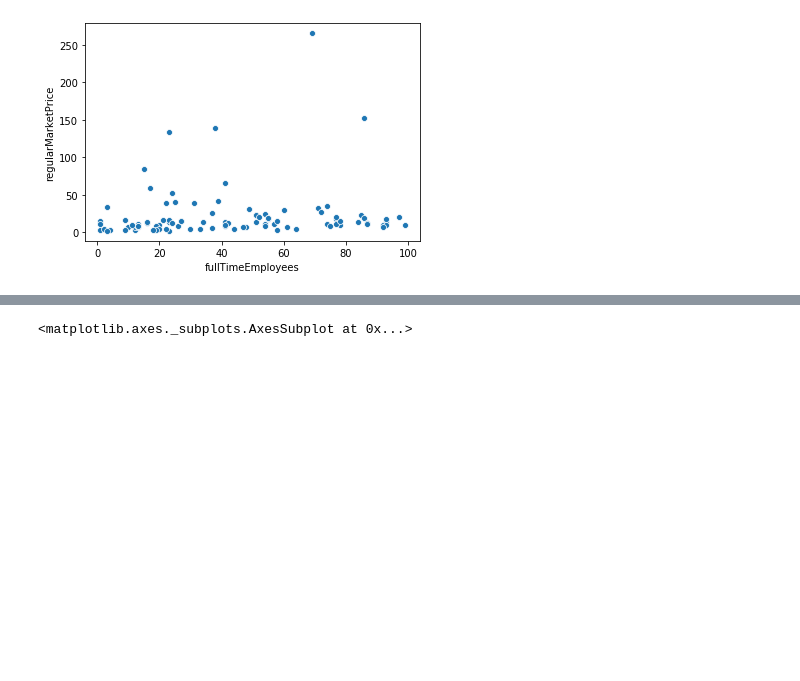
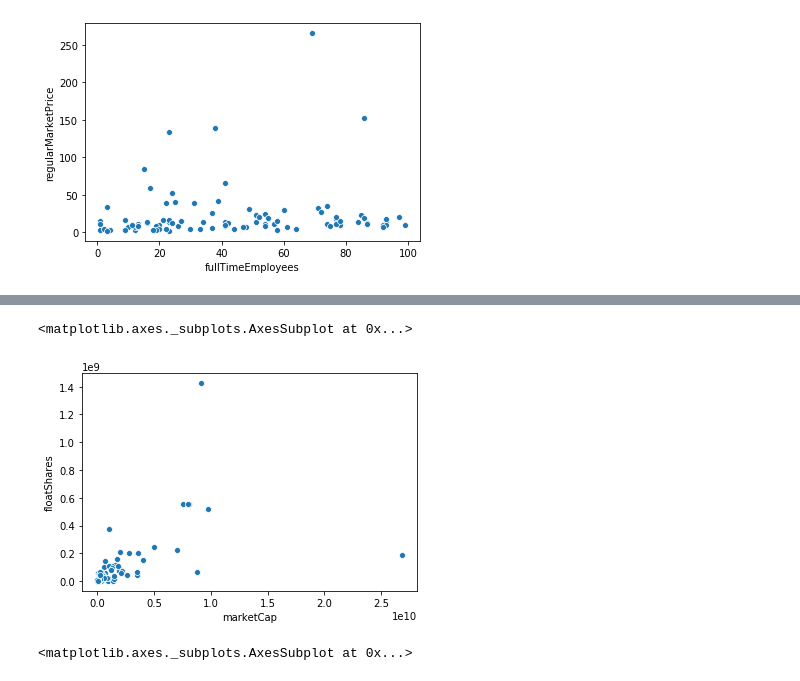
Before and after one commit to ipatel467/Stock-Market-Analysis, a Jupyter notebook: StocksP2.ipynb, the cells around one changed output, grey strips where cells are left out. Cells and saved outputs as stored; diff of their text form; code cells hidden in the pictures; blank space fills up the shorter version.

```diff
--- a/StocksP2.ipynb
+++ b/StocksP2.ipynb
@@ -367,3 +370,8 @@ sns.scatterplot(data = small, x= small['fullTimeEmployees'],y=small['regularMark
+# %%
+sns.scatterplot(data = small, x= small['marketCap'],y=small['floatShares'])
+# %% [output]
+<matplotlib.axes._subplots.AxesSubplot at 0x...>
+[figure, added]
 # %%
 medium['fullTimeEmployees'].hist()
 # %% [output]
```
Also changed, not shown: parts of 14 cells of this notebook.
